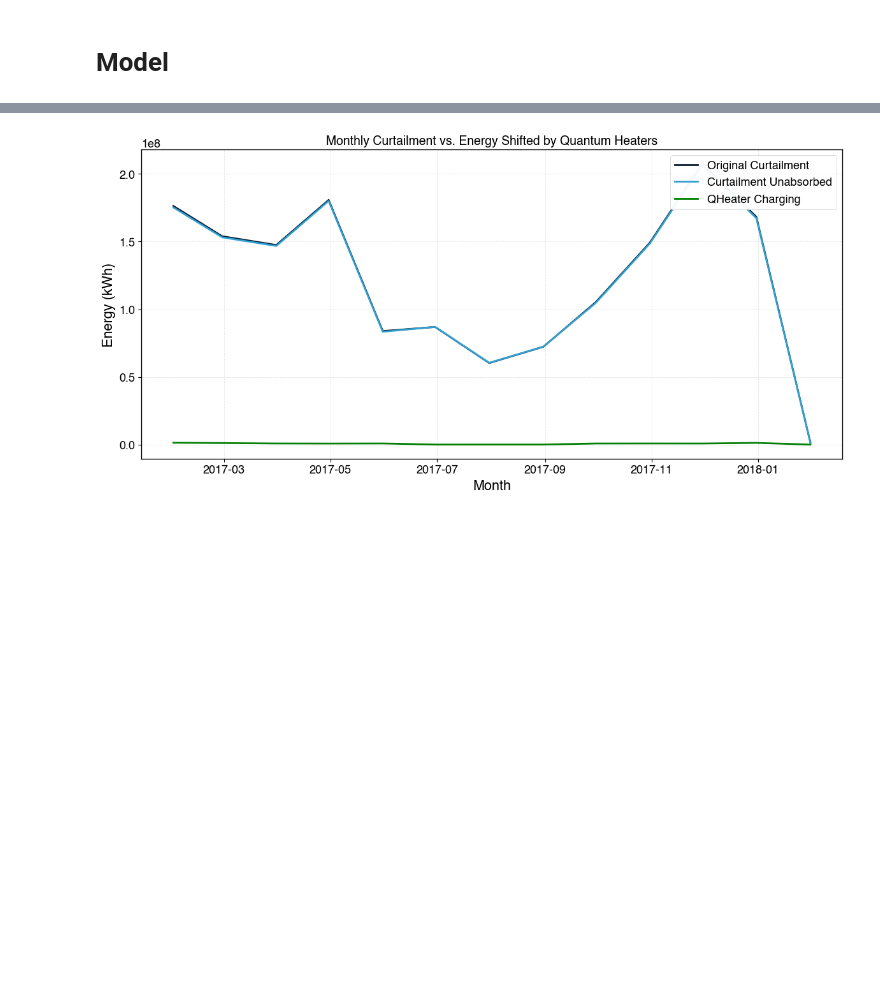
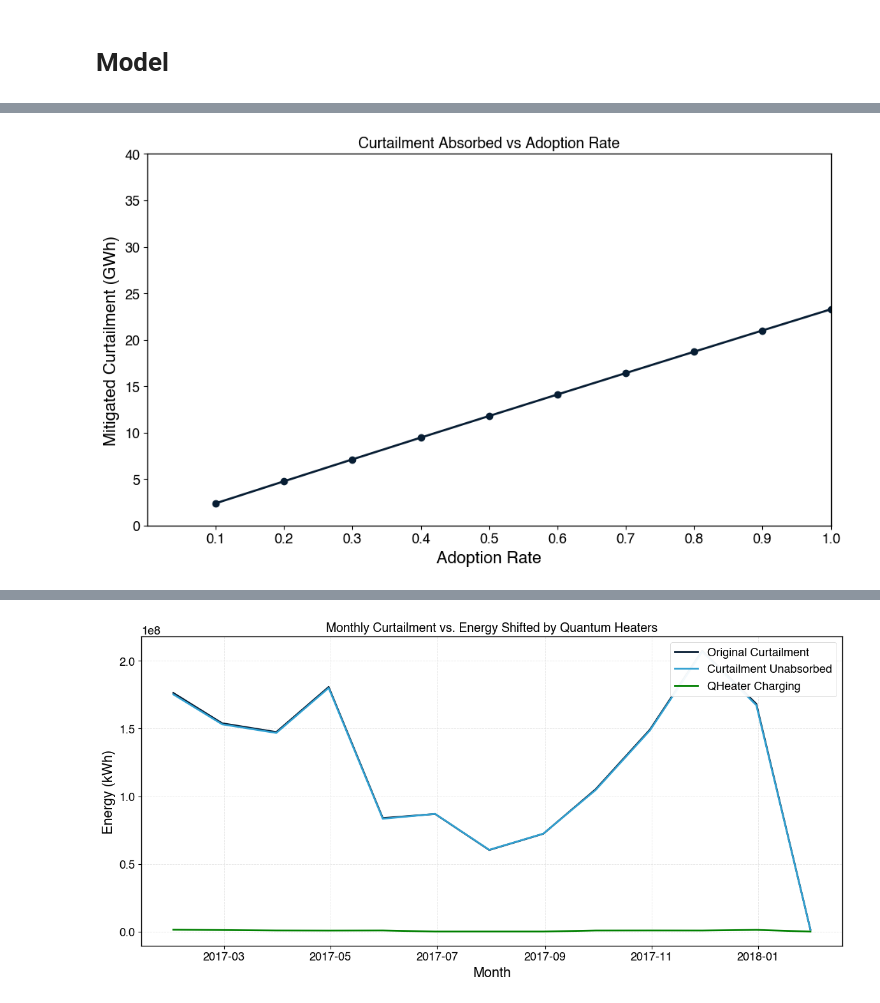
Before and after one commit to ryanabsar/AIB-Capstone-Project, a Jupyter notebook: 02_notebooks/94_Curtailment_v2.ipynb, the cells around one changed output, grey strips where cells are left out. Saved outputs shown, nothing was run; the diff lists cells and outputs as text; code cells hidden in the pictures; blank space fills up the shorter version.

```diff
--- a/02_notebooks/94_Curtailment_v2.ipynb
+++ b/02_notebooks/94_Curtailment_v2.ipynb
@@ -423,0 +505,21 @@ max energy draw per interval: 1.56 kWh
+# %%
+data = []
+
+for res in results:
+    curtailment_absorbed = (res['Curtailment Absorbed (%)']/100) * 1594
+    data.append((res['Adoption Rate'], curtailment_absorbed))
+
+# plot data
+plt.figure(figsize=(10, 6))
+plt.plot([x[0] for x in data], [x[1] for x in data], marker='o', linestyle='-')
+plt.title('Curtailment Absorbed vs Adoption Rate')
+plt.xlabel('Adoption Rate')
+plt.ylabel('Mitigated Curtailment (GWh)')
+plt.grid()
+plt.xticks(np.arange(0.1, 1.2, 0.1))
+plt.xlim(0, 1)
+plt.ylim(0, 40)
+plt.tight_layout()
+plt.show()
+# %% [output]
+[figure, added]
```
Also changed, not shown: parts of 16 cells of this notebook, 4 other files.
